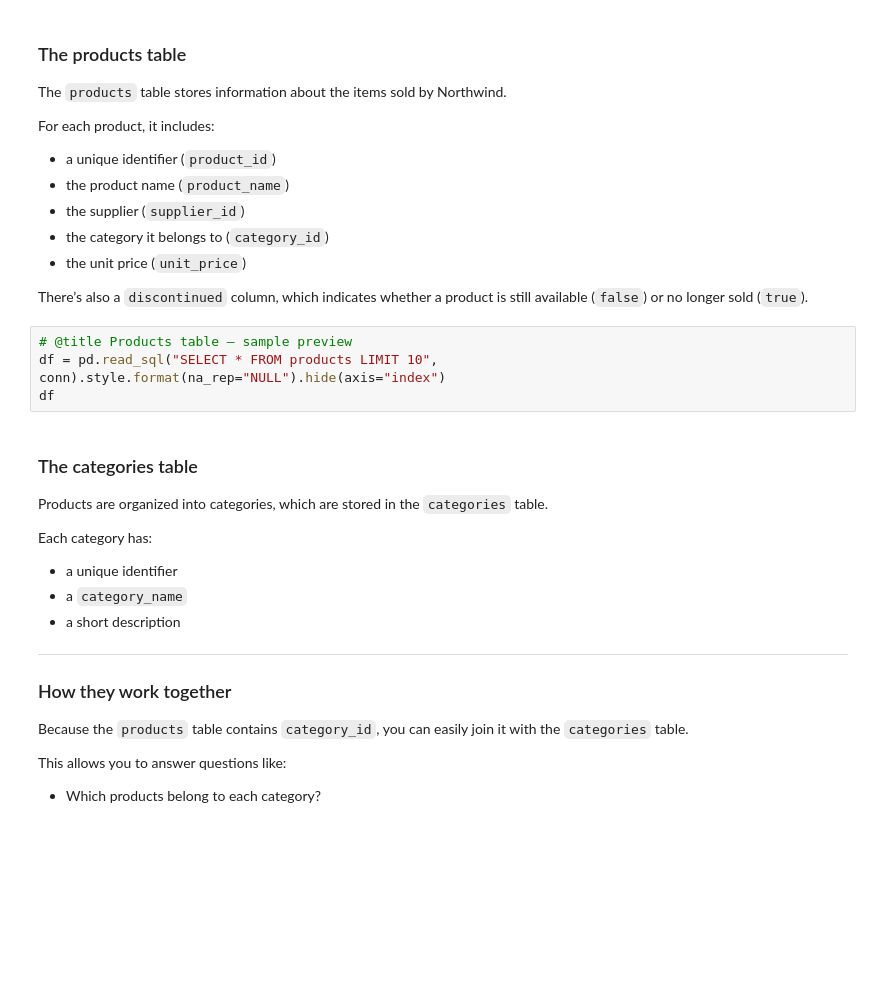
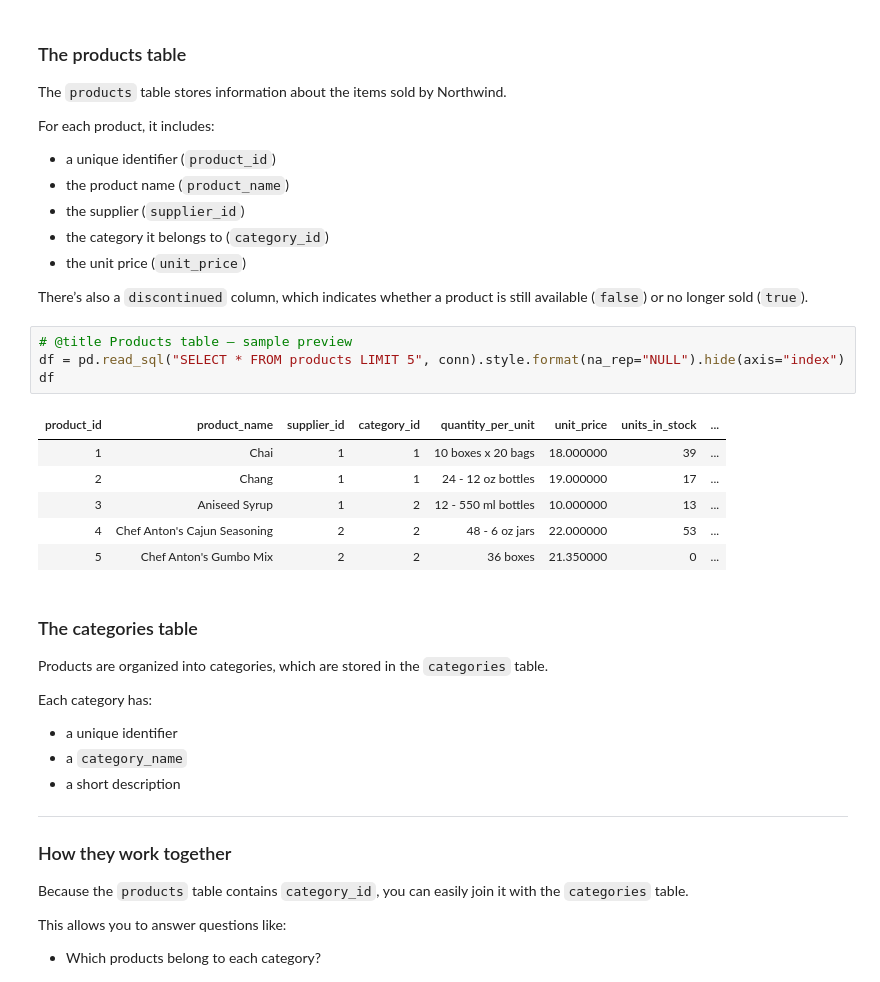
Before and after one commit to Haross/sql_notebook, a Jupyter notebook: SQL_BASIC_REPORTING.ipynb, the cells around one changed output. Drawn from its saved outputs; the diff is of its cells as text; blank space fills up the shorter version.

```diff
--- a/SQL_BASIC_REPORTING.ipynb
+++ b/SQL_BASIC_REPORTING.ipynb
@@ -745,8 +763,15 @@ For each product, it includes:
 There’s also a `discontinued` column, which indicates whether a product is still available (`false`) or no longer sold (`true`).
 # %%
 # @title Products table — sample preview
-df = pd.read_sql("SELECT * FROM products LIMIT 10", conn).style.format(na_rep="NULL").hide(axis="index")
+df = pd.read_sql("SELECT * FROM products LIMIT 5", conn).style.format(na_rep="NULL").hide(axis="index")
 df
+# %% [output]
+| product_id | product_name | supplier_id | category_id | quantity_per_unit | unit_price | units_in_stock | ... |
+| 1 | Chai | 1 | 1 | 10 boxes x 20 bags | 18.000000 | 39 | ... |
+| 2 | Chang | 1 | 1 | 24 - 12 oz bottles | 19.000000 | 17 | ... |
+| 3 | Aniseed Syrup | 1 | 2 | 12 - 550 ml bottles | 10.000000 | 13 | ... |
+| 4 | Chef Anton's Cajun Seasoning | 2 | 2 | 48 - 6 oz jars | 22.000000 | 53 | ... |
+| 5 | Chef Anton's Gumbo Mix | 2 | 2 | 36 boxes | 21.350000 | 0 | ... |
 # %% [markdown]
 
 ### The categories table
```
Also changed, not shown: parts of 26 cells of this notebook.
